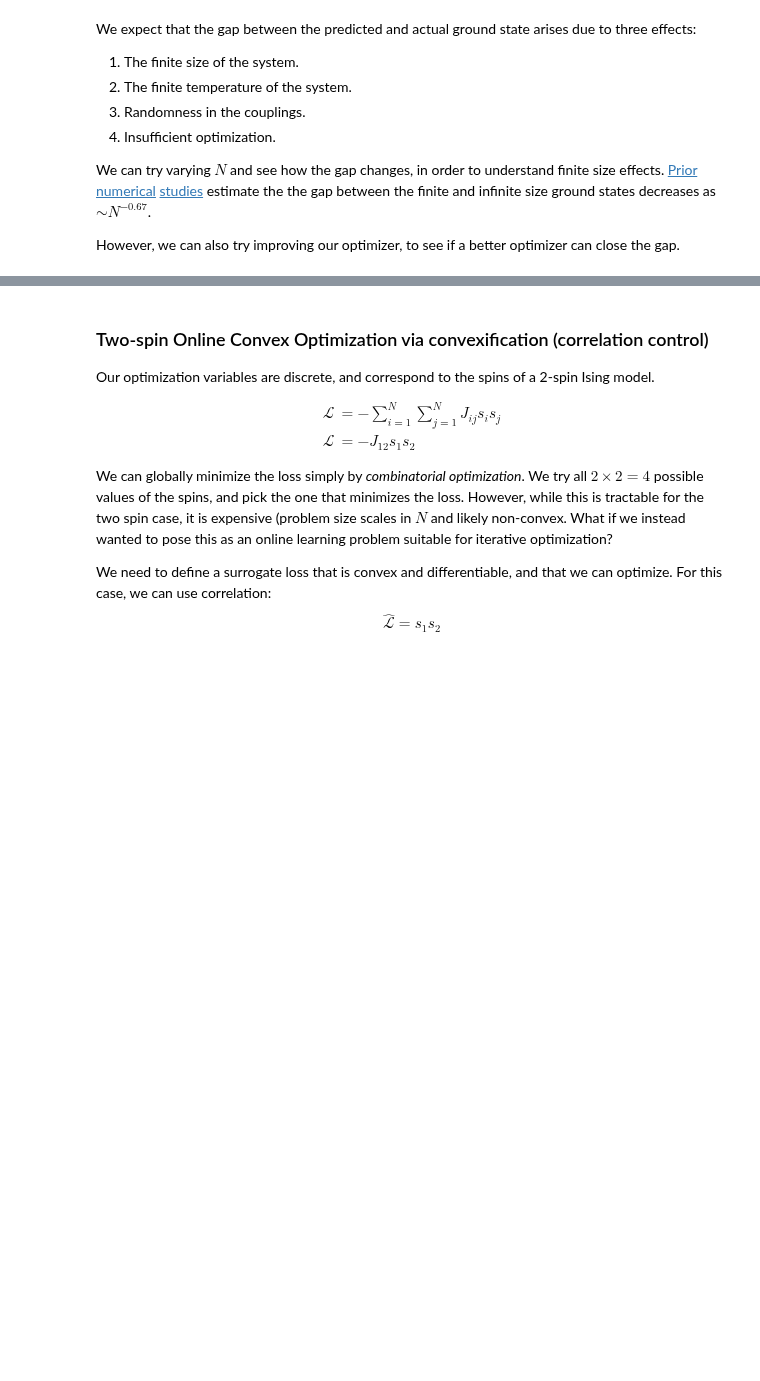
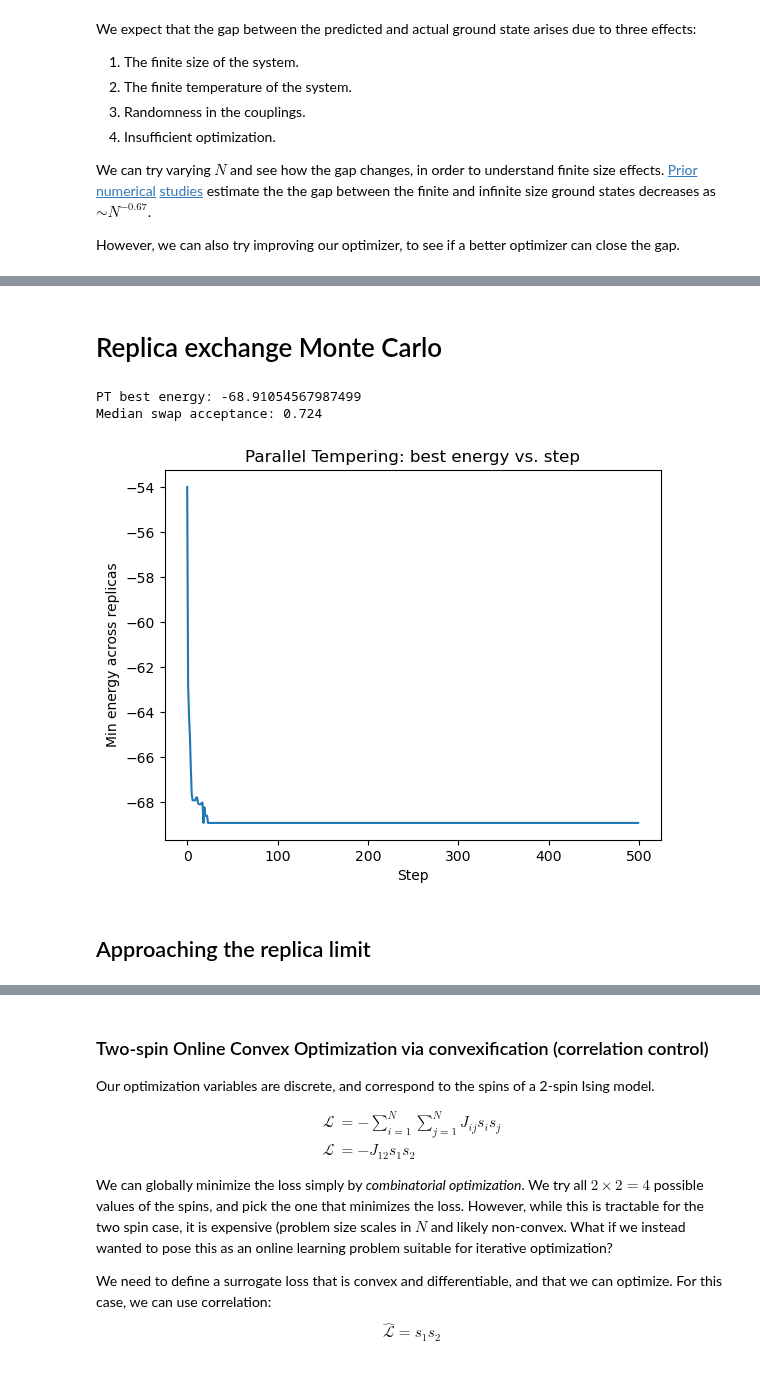
Before and after one commit to williamgilpin/cphy, a Jupyter notebook: talks/spin_glass.ipynb, the cells around one changed output, grey strips where cells are left out. Drawn from its saved outputs; the diff is of its cells as text; code cells hidden in the pictures; blank space fills up the shorter version.

```diff
--- a/talks/spin_glass.ipynb
+++ b/talks/spin_glass.ipynb
@@ -565,0 +264,2 @@ summary = {
+# %% [markdown]
+# Replica exchange Monte Carlo
@@ -565,0 +611,31 @@ summary = {
+# %%
+cfg_pt = PTConfig(
+    replicas=24,
+    steps=500,
+    sweeps_per_step=2,
+    schedule="geometric",
+    T_max=3.0, T_min=0.02,
+    record_trajectory=True,
+    use_houdayer=True,             # requires model.neighbors or model.edges
+    houdayer_accept="metropolis",  # safer if fields are present
+    quench_every=50,               # occasional zero-T polish
+)
+pt = ParallelTemperingOptimizer(sk, cfg_pt)  # 'sk' = your Ising model (same one used for SA)
+s_star, E_star, info = pt.optimize()
+print("PT best energy:", E_star)
+acc_rate = info["swap_accepts"] / np.maximum(1, info["swap_attempts"])
+print("Median swap acceptance:", float(np.median(acc_rate)))
+
+if "E_hist" in info:
+    import matplotlib.pyplot as plt
+    plt.figure()
+    plt.plot(np.min(info["E_hist"], axis=1))
+    plt.xlabel("Step"); plt.ylabel("Min energy across replicas")
+    plt.title("Parallel Tempering: best energy vs. step")
+    plt.show()
+# %% [output]
+PT best energy: -68.91054567987499
+Median swap acceptance: 0.724
+[figure, added]
+# %% [markdown]
+## Approaching the replica limit
```
Also changed, not shown: parts of 13 cells of this notebook, 2 other files.
